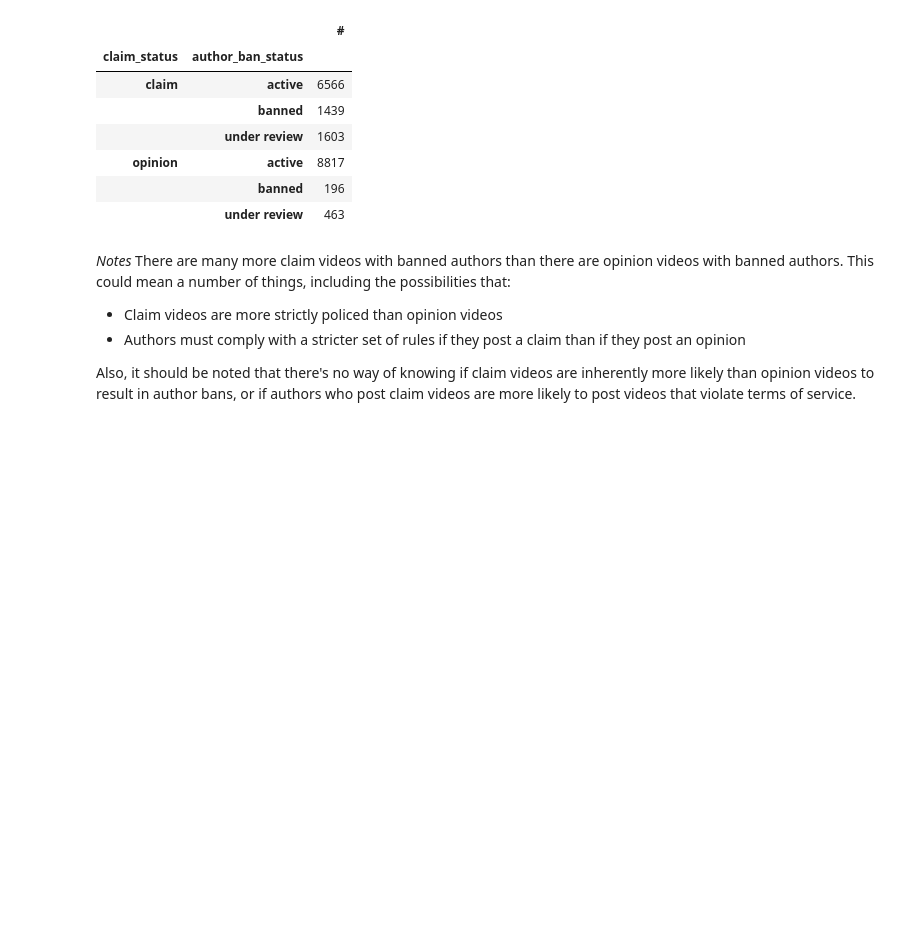
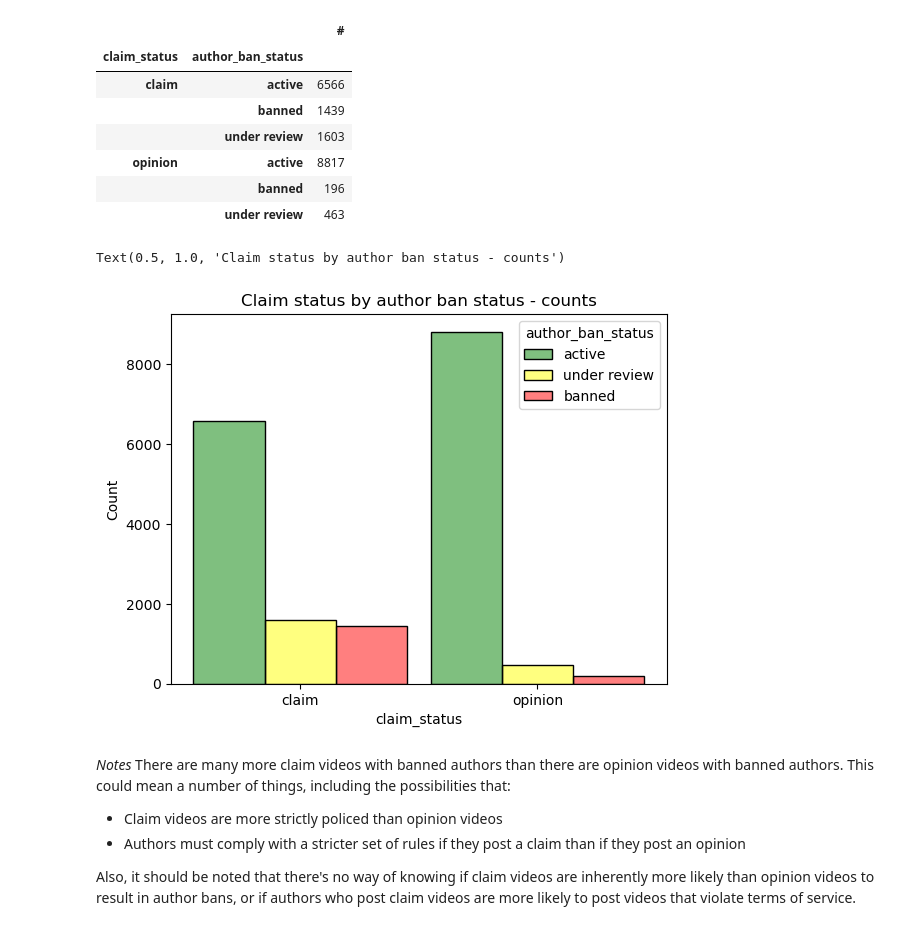
Before and after one commit to low122/TikTok, a Jupyter notebook: tiktok_analysis.ipynb, the cells around one changed output. Saved outputs shown, nothing was run; the diff lists cells and outputs as text; code cells hidden in the pictures; blank space fills up the shorter version.

```diff
--- a/tiktok_analysis.ipynb
+++ b/tiktok_analysis.ipynb
@@ -106,6 +111,19 @@ data.groupby(['claim_status', 'author_ban_status']).count()[['#']]
 | opinion | active | 8817 |
 |  | banned | 196 |
 |  | under review | 463 |
+# %%
+sns.histplot(data=data,
+            x='claim_status',
+            hue='author_ban_status',
+            multiple='dodge',
+            hue_order=['active','under review','banned'],
+            palette={'active':'green','under review':'yellow','banned':'red'},
+            alpha=0.5,
+            shrink=0.9)
+plt.title('Claim status by author ban status - counts')
+# %% [output]
+Text(0.5, 1.0, 'Claim status by author ban status - counts')
+[figure, added]
 # %% [markdown]
 *Notes*
 There are many more claim videos with banned authors than there are opinion videos with banned authors. This could mean a number of things, including the possibilities that:
```
Also changed, not shown: parts of 31 cells of this notebook.
